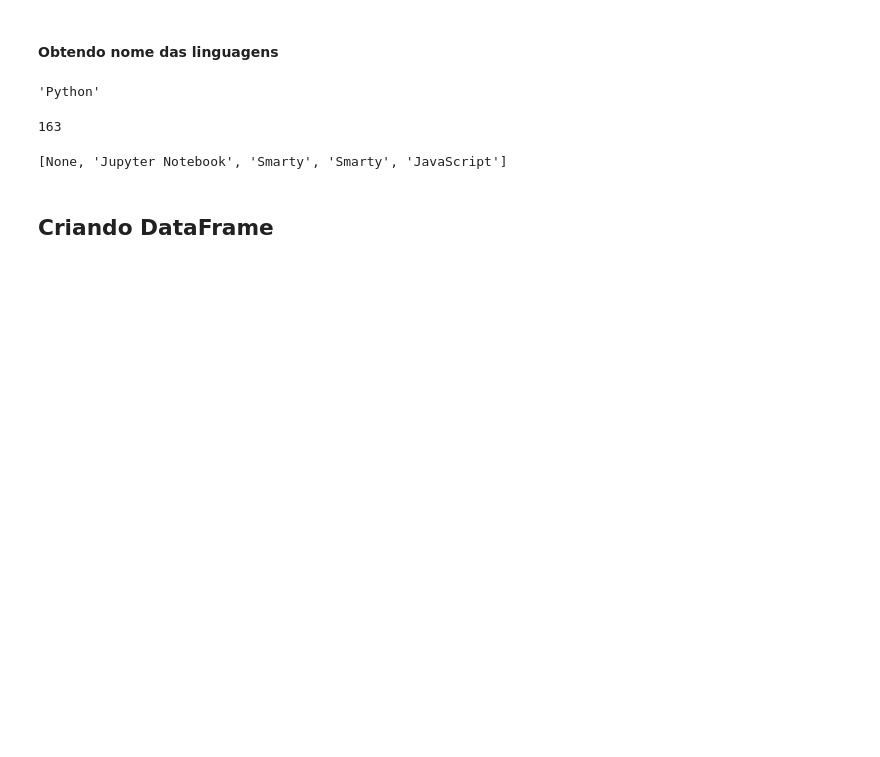
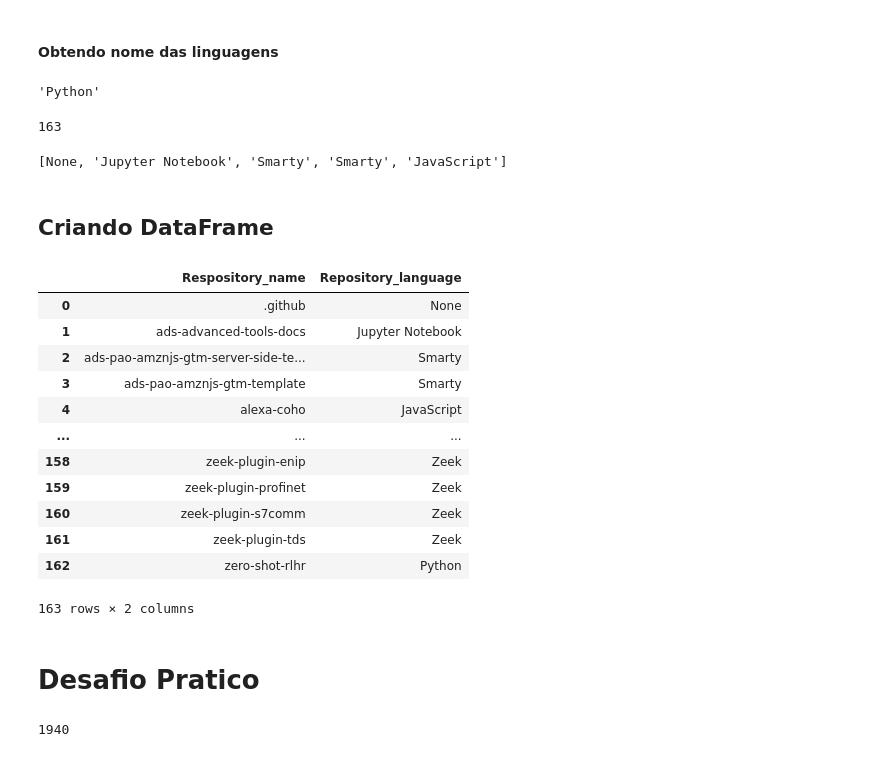
Before and after one commit to jailtonmonteiro/projeto_requests, a Jupyter notebook: notebooks/exploracao.ipynb, the cells around one changed output. Drawn from its saved outputs; the diff is of its cells as text; code cells hidden in the pictures; blank space fills up the shorter version.

Commit message:
Criando Dataframe de informações com a utilização do pandas e salvando arquivo em formato csv

```diff
--- a/notebooks/exploracao.ipynb
+++ b/notebooks/exploracao.ipynb
@@ -41,7 +41,7 @@ Data de criação: 2019-09-09T16:45:29Z
 ## Extração de dados
 # %%
 # Especificação da versão da API usada, e token de consulta do GitHub
-accessToken = 'token_git'
+accessToken = 'token_github'
 headers = {'X-GitHub-Api-Version': '2022-11-28', 'Authorization': 'Bearer ' + accessToken}
 # %%
 apiBaseUrl = 'https://api.github.com'
@@ -162,3 +158,19 @@ import pandas as pd
 dados_amz = pd.DataFrame()
 dados_amz['Respository_name'] = namesRepo
 dados_amz['Repository_language'] = languageRepo
+# %%
+dados_amz
+# %% [output]
+|  | Respository_name | Repository_language |
+| 0 | .github | None |
+| 1 | ads-advanced-tools-docs | Jupyter Notebook |
+| 2 | ads-pao-amznjs-gtm-server-side-te... | Smarty |
+| 3 | ads-pao-amznjs-gtm-template | Smarty |
+| 4 | alexa-coho | JavaScript |
+| ... | ... | ... |
+| 158 | zeek-plugin-enip | Zeek |
+| 159 | zeek-plugin-profinet | Zeek |
+| 160 | zeek-plugin-s7comm | Zeek |
+| 161 | zeek-plugin-tds | Zeek |
+| 162 | zero-shot-rlhr | Python |
+163 rows × 2 columns
@@ -164,0 +179,2 @@ dados_amz['Repository_language'] = languageRepo
+# %% [markdown]
+# Desafio Pratico
@@ -164,0 +201,10 @@ dados_amz['Repository_language'] = languageRepo
+# %%
+#Percorrendo a lista de seguidores e obtendo o login
+loginList = []
+
+for follower in followersList:
+    for login in follower:
+        loginList.append(login["login"])
+len(loginList)
+# %% [output]
+1940
```
Also changed, not shown: parts of 4 cells of this notebook, 1 other file.
